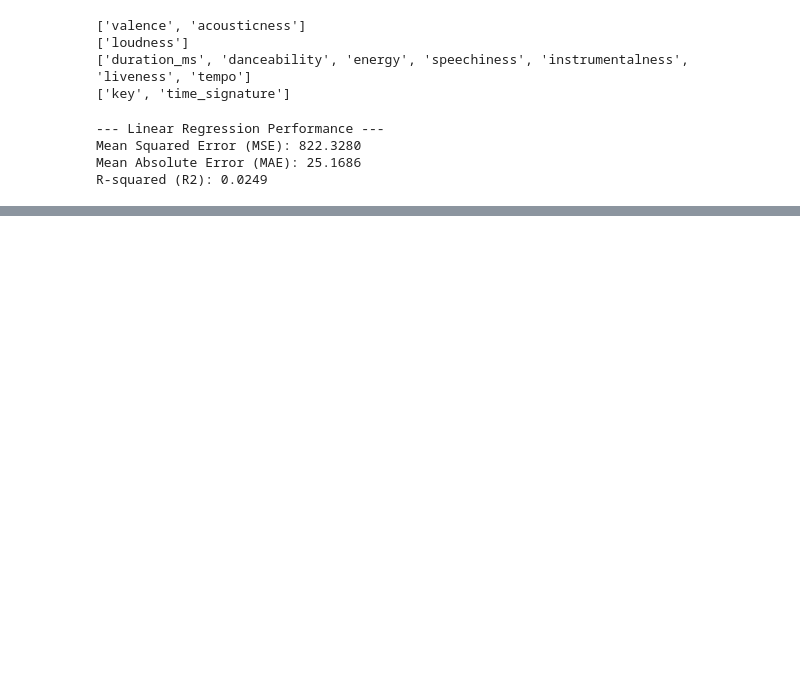
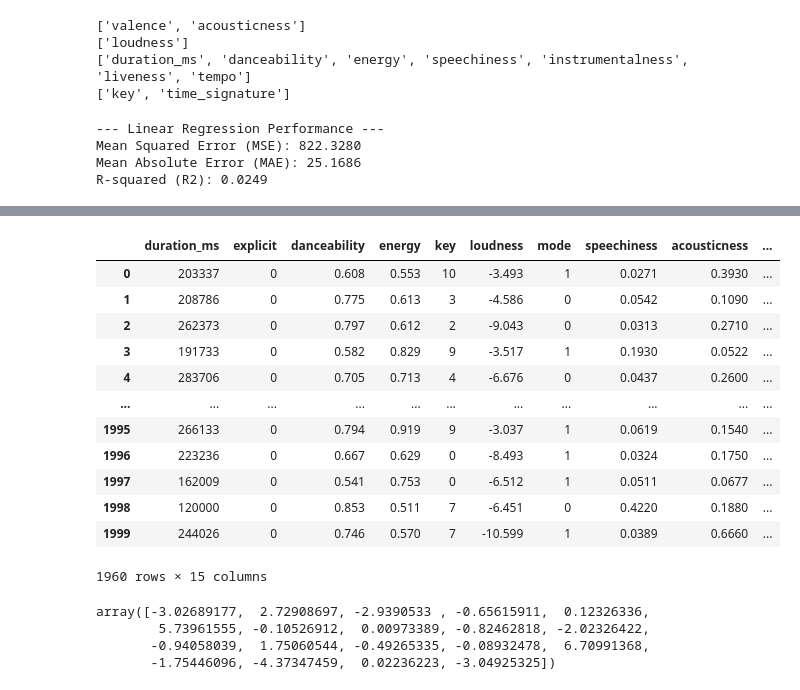
Before and after one commit to SamuelHellqvist/CS4168-DATA-MINING-UL----Project, a Jupyter notebook: linear_regression_unfiltered.ipynb, the cells around one changed output, grey strips where cells are left out. Drawn from its saved outputs; the diff is of its cells as text; code cells hidden in the pictures; blank space fills up the shorter version.

```diff
--- a/linear_regression_unfiltered.ipynb
+++ b/linear_regression_unfiltered.ipynb
@@ -132,6 +134,25 @@ plt.show()
 # %%
 # 8. Inspect Feature Importance (Coefficients)
-coefficients = pd.DataFrame({'Feature': X.columns, 'Coefficient': lr_model.coef_})
-coefficients = coefficients.sort_values(by='Coefficient', ascending=False)
-print("\n--- Feature Coefficients (Influence on Popularity) ---")
-print(coefficients)
+X
+# %% [output]
+|  | duration_ms | explicit | danceability | energy | key | loudness | mode | speechiness | acousticness | ... |
+| 0 | 203337 | 0 | 0.608 | 0.553 | 10 | -3.493 | 1 | 0.0271 | 0.3930 | ... |
+| 1 | 208786 | 0 | 0.775 | 0.613 | 3 | -4.586 | 0 | 0.0542 | 0.1090 | ... |
+| 2 | 262373 | 0 | 0.797 | 0.612 | 2 | -9.043 | 0 | 0.0313 | 0.2710 | ... |
+| 3 | 191733 | 0 | 0.582 | 0.829 | 9 | -3.517 | 1 | 0.1930 | 0.0522 | ... |
+| 4 | 283706 | 0 | 0.705 | 0.713 | 4 | -6.676 | 0 | 0.0437 | 0.2600 | ... |
+| ... | ... | ... | ... | ... | ... | ... | ... | ... | ... | ... |
+| 1995 | 266133 | 0 | 0.794 | 0.919 | 9 | -3.037 | 1 | 0.0619 | 0.1540 | ... |
+| 1996 | 223236 | 0 | 0.667 | 0.629 | 0 | -8.493 | 1 | 0.0324 | 0.1750 | ... |
+| 1997 | 162009 | 0 | 0.541 | 0.753 | 0 | -6.512 | 1 | 0.0511 | 0.0677 | ... |
+| 1998 | 120000 | 0 | 0.853 | 0.511 | 7 | -6.451 | 0 | 0.4220 | 0.1880 | ... |
+| 1999 | 244026 | 0 | 0.746 | 0.570 | 7 | -10.599 | 1 | 0.0389 | 0.6660 | ... |
+1960 rows × 15 columns
+# %%
+
+lr_model.coef_
+# %% [output]
+array([-3.02689177,  2.72908697, -2.9390533 , -0.65615911,  0.12326336,
+        5.73961555, -0.10526912,  0.00973389, -0.82462818, -2.02326422,
+       -0.94058039,  1.75060544, -0.49265335, -0.08932478,  6.70991368,
+       -1.75446096, -4.37347459,  0.02236223, -3.04925325])
```
Also changed, not shown: parts of 2 cells of this notebook.
